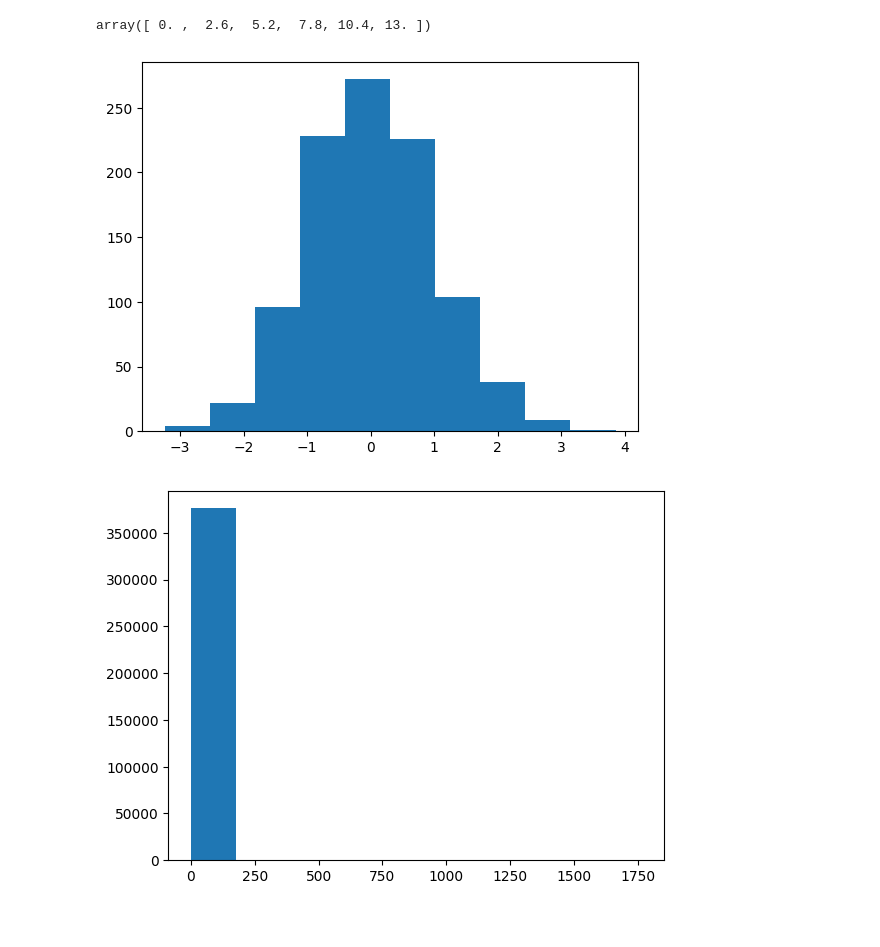
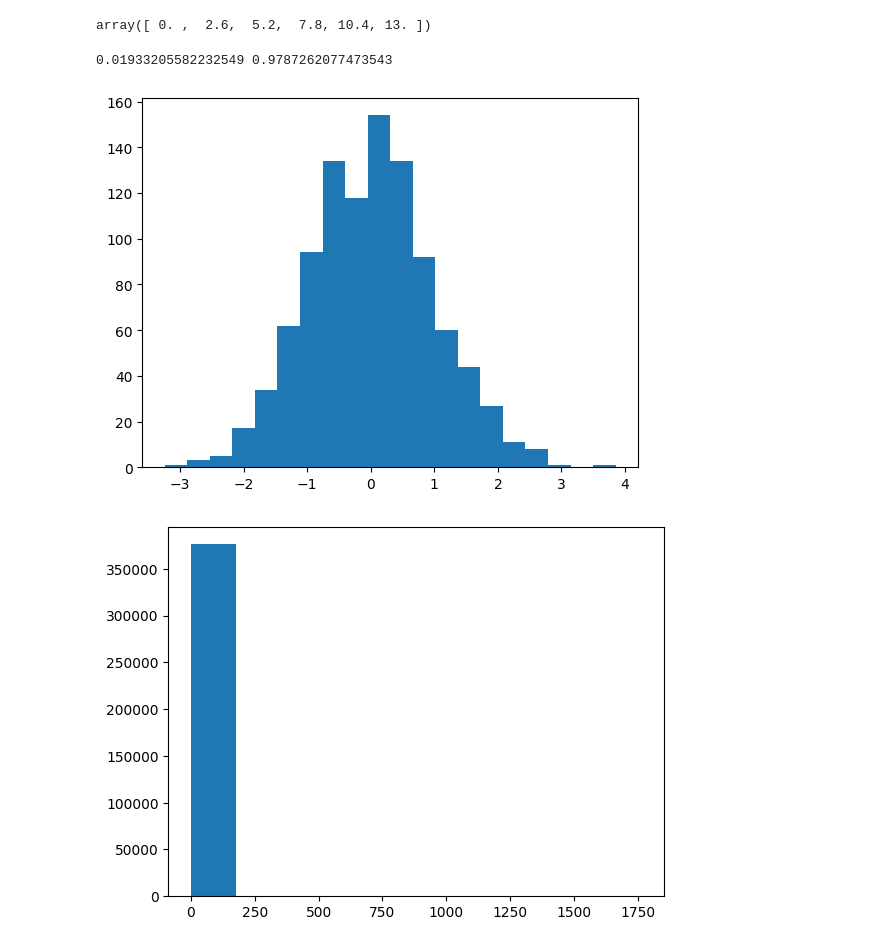
Before and after one commit to hyeonn-06/data_analysis, a Jupyter notebook: ch04_2.ipynb, the cells around one changed output. Drawn from its saved outputs; the diff is of its cells as text; code cells hidden in the pictures.

```diff
--- a/ch04_2.ipynb
+++ b/ch04_2.ipynb
@@ -71,13 +81,18 @@ np.histogram_bin_edges([0,3,5,6,7,7,9,13], bins=5)
 # %% [output]
 array([ 0. ,  2.6,  5.2,  7.8, 10.4, 13. ])
 # %%
+# 랜덤 데이터 생성
+# 랜덤 표준 정규분포도 생성 randn()
 np.random.seed(42)
 random_samples = np.random.randn(1000)
+print(np.mean(random_samples), np.std(random_samples))
+# %% [output]
+0.01933205582232549 0.9787262077473543
 # %%
-plt.hist(random_samples)
+plt.hist(random_samples, bins=20)
 plt.show()
 # %% [output]
-[figure, old version]
+[figure, new version]
 # %%
 plt.hist(ns_book7['대출건수'])
 plt.show()
```
Also changed, not shown: parts of 6 cells of this notebook.
